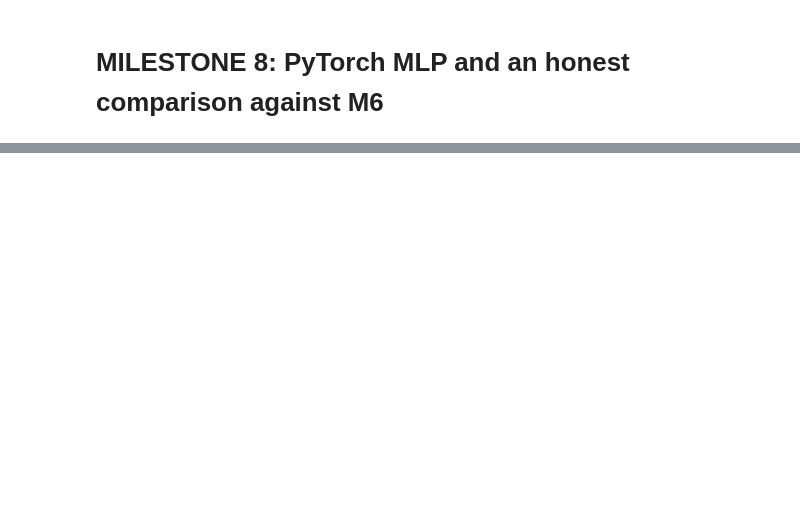
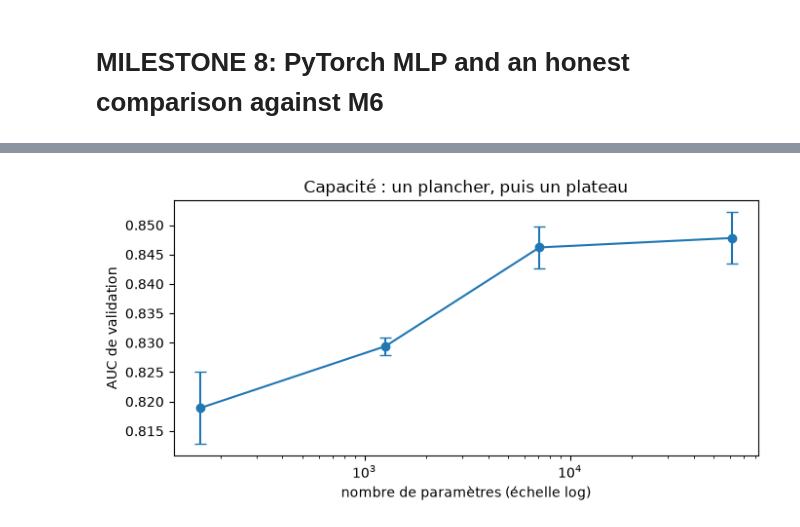
Before and after one commit to Mantasarr/DS-ML-DL-Course-Masters1-MIAS, a Jupyter notebook: notebooks/Mame_Anta_SARR&&FAVOUR_GAGLOZOU.ipynb, the cells around one changed output, grey strips where cells are left out. Cells and saved outputs as stored; diff of their text form; code cells hidden in the pictures; blank space fills up the shorter version.

```diff
--- a/notebooks/Mame_Anta_SARR&&FAVOUR_GAGLOZOU.ipynb
+++ b/notebooks/Mame_Anta_SARR&&FAVOUR_GAGLOZOU.ipynb
@@ -7336,0 +7807,26 @@ Dans notre réseau XOR, cette relation est utilisée directement dans la rétrop
+# %%
+# TODO : construisez le préprocesseur de la séance 9 (médiane + StandardScaler pour
+# NUMERIC ; mode + OneHotEncoder(handle_unknown="ignore", min_frequency=20,
+# sparse_output=False) pour CATEGORICAL), ajustez-le sur X.iloc[train_idx] SEULEMENT,
+# puis transformez les deux parties du fold.
+# Affichez les formes, et le nombre de colonnes indicatrices.
+
+def make_preprocessor():
+    return ColumnTransformer([
+        ("num", Pipeline([("impute", SimpleImputer(strategy="median")),
+                          ("scale", StandardScaler())]), NUMERIC),
+        ("cat", Pipeline([("impute", SimpleImputer(strategy="most_frequent")),
+                          ("onehot", OneHotEncoder(handle_unknown="ignore",
+                                                   min_frequency=20,
+                                                   sparse_output=False))]), CATEGORICAL),
+    ])
+
+
+prep = make_preprocessor().fit(X.iloc[train_idx])     # entraînement du fold SEULEMENT
+X_tr = prep.transform(X.iloc[train_idx])
+X_va = prep.transform(X.iloc[val_idx])                 # transformation seule
+y_tr = y.iloc[train_idx].to_numpy()
+y_va = y.iloc[val_idx].to_numpy()
+print(f"  {X.shape[1]} colonnes d'origine -> {X_tr.shape[1]} features")
+print(f"  entraînement {X_tr.shape}   validation {X_va.shape}")
+print(f"  dont {X_tr.shape[1] - len(NUMERIC)} colonnes indicatrices")
@@ -7336,0 +8975,20 @@ Dans notre réseau XOR, cette relation est utilisée directement dans la rétrop
+# %%
+if capacite is not None:
+    fig, ax = plt.subplots(figsize=(7, 3.6))
+    ax.errorbar(
+        capacite["paramètres"],
+        capacite["AUC"],
+        yerr=capacite["écart-type"],
+        marker="o",
+        capsize=4,
+    )
+    ax.set(
+        xscale="log",
+        xlabel="nombre de paramètres (échelle log)",
+        ylabel="AUC de validation",
+        title="Capacité : un plancher, puis un plateau",
+    )
+    plt.tight_layout()
+    plt.show()
+# %% [output]
+[figure, added]
```
Also changed, not shown: parts of 153 cells of this notebook, 1 other file.
